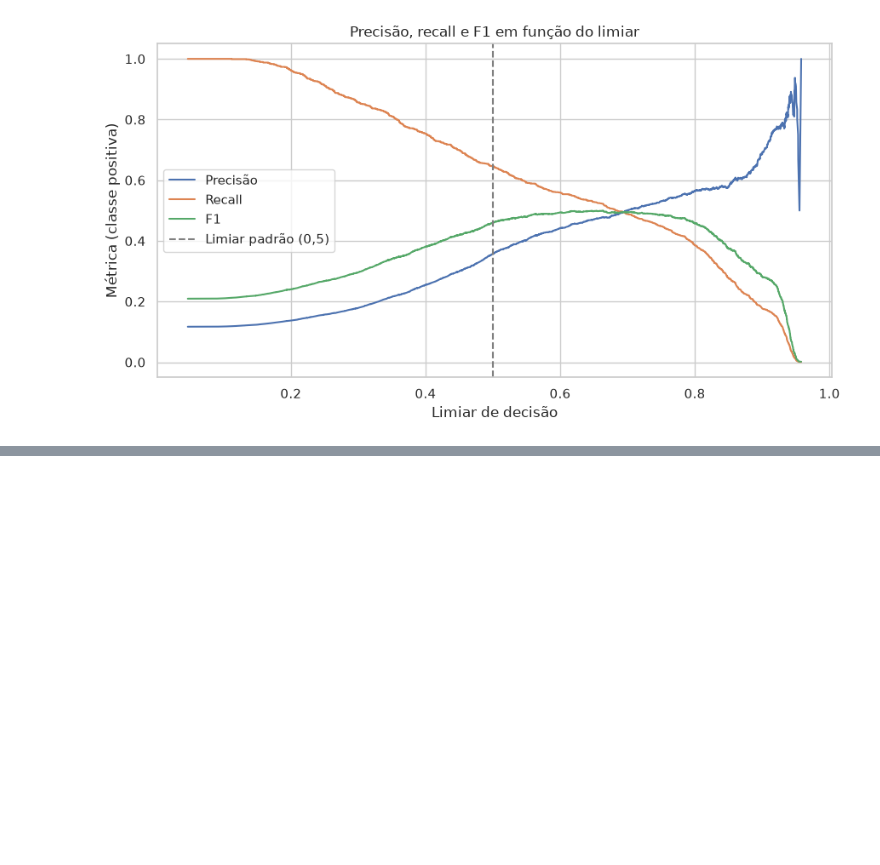
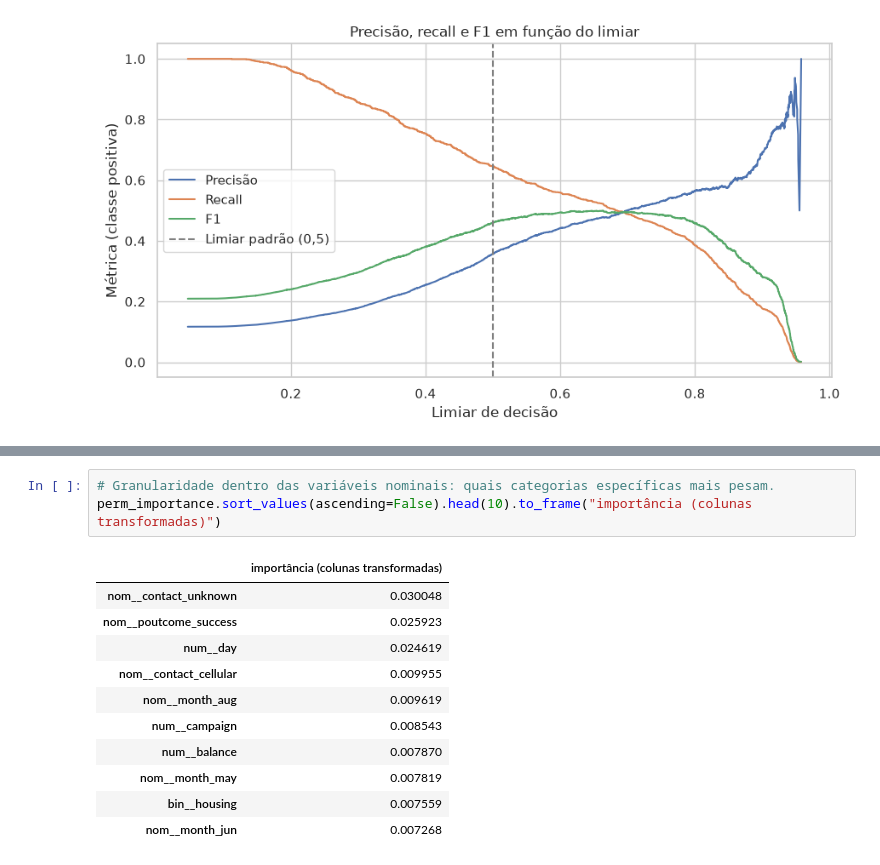
Before and after one commit to solanojacon/keyrus, a Jupyter notebook: bank_marketing.ipynb, the cells around one changed output, grey strips where cells are left out. Cells and saved outputs as stored; diff of their text form; blank space fills up the shorter version.

```diff
--- a/bank_marketing.ipynb
+++ b/bank_marketing.ipynb
@@ -547,0 +603,15 @@ plt.show()
+# %%
+# Granularidade dentro das variáveis nominais: quais categorias específicas mais pesam.
+perm_importance.sort_values(ascending=False).head(10).to_frame("importância (colunas transformadas)")
+# %% [output]
+|  | importância (colunas transformadas) |
+| nom__contact_unknown | 0.030048 |
+| nom__poutcome_success | 0.025923 |
+| num__day | 0.024619 |
+| nom__contact_cellular | 0.009955 |
+| nom__month_aug | 0.009619 |
+| num__campaign | 0.008543 |
+| num__balance | 0.007870 |
+| nom__month_may | 0.007819 |
+| bin__housing | 0.007559 |
+| nom__month_jun | 0.007268 |
```
Also changed, not shown: parts of 6 cells of this notebook, 1 other file.
